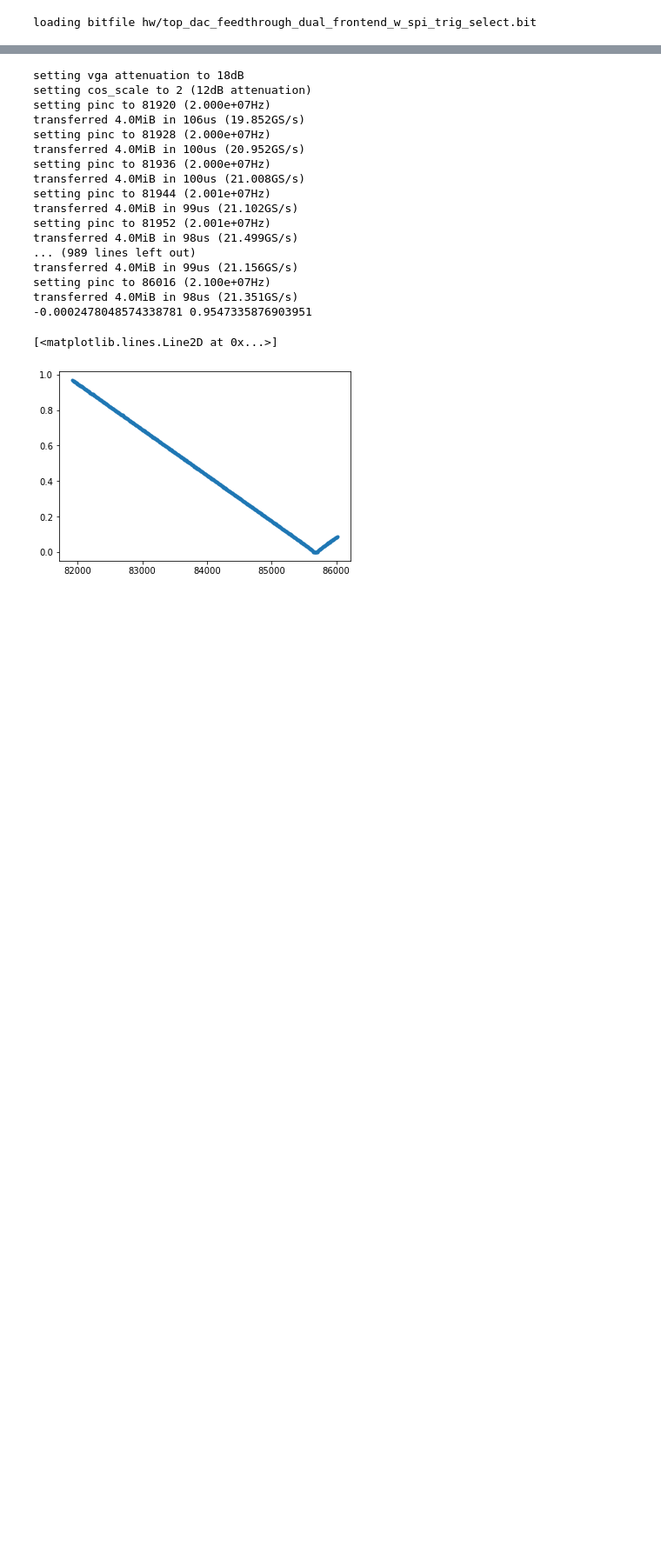
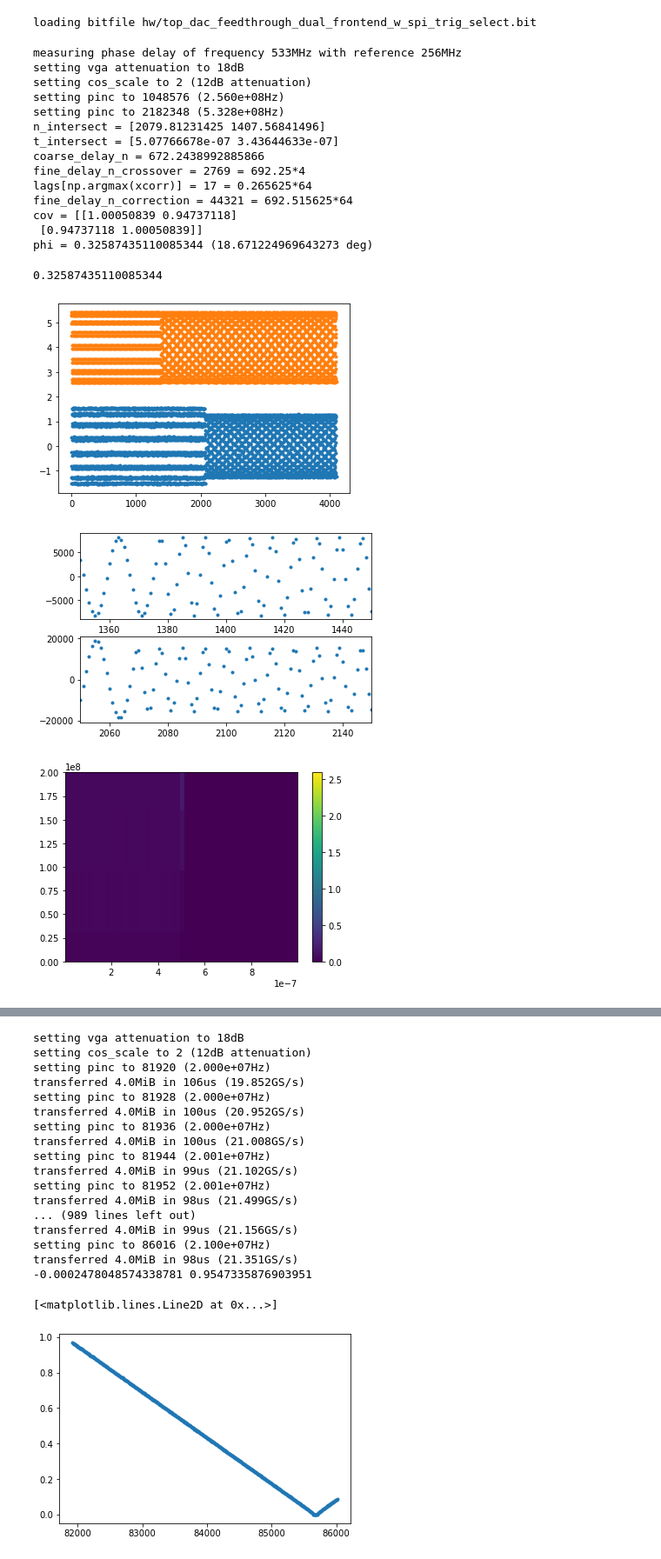
Before and after one commit to qnngroup/rfsoc_dds, a Jupyter notebook: pynq/dds_loopback_overlay.ipynb, the cells around one changed output, grey strips where cells are left out. Shown at 87% size. Cells and saved outputs as stored; diff of their text form; code cells hidden in the pictures; blank space fills up the shorter version.

```diff
--- a/pynq/dds_loopback_overlay.ipynb
+++ b/pynq/dds_loopback_overlay.ipynb
@@ -8,3 +8,31 @@ from dds_loopback import DDSOverlay
 ol = DDSOverlay(bitfile_name='hw/top_dac_feedthrough_dual_frontend_w_spi_trig_select.bit',dbg=True,plot=False,n_buffers=1,download=True)
 # %% [output]
 loading bitfile hw/top_dac_feedthrough_dual_frontend_w_spi_trig_select.bit
+# %%
+ol.dbg = True
+ol.plot = True
+OSR1 = 4
+OSR2 = 64
+tones = np.array([256e6, 532.8e6])
+N_fft = 64
+N_overlap = 32
+ol.measure_phase('afe', tones, OSR1, OSR2, N_fft, N_overlap)
+# %% [output]
+measuring phase delay of frequency 533MHz with reference 256MHz
+setting vga attenuation to 18dB
+setting cos_scale to 2 (12dB attenuation)
+setting pinc to 1048576 (2.560e+08Hz)
+setting pinc to 2182348 (5.328e+08Hz)
+n_intersect = [2079.81231425 1407.56841496]
+t_intersect = [5.07766678e-07 3.43644633e-07]
+coarse_delay_n = 672.2438992885866
+fine_delay_n_crossover = 2769 = 692.25*4
+lags[np.argmax(xcorr)] = 17 = 0.265625*64
+fine_delay_n_correction = 44321 = 692.515625*64
+cov = [[1.00050839 0.94737118]
+ [0.94737118 1.00050839]]
+phi = 0.32587435110085344 (18.671224969643273 deg)
+0.32587435110085344
+[figure, added]
+[figure, added]
+[figure, added]
```
Also changed, not shown: parts of 13 cells of this notebook, 1 other file.
